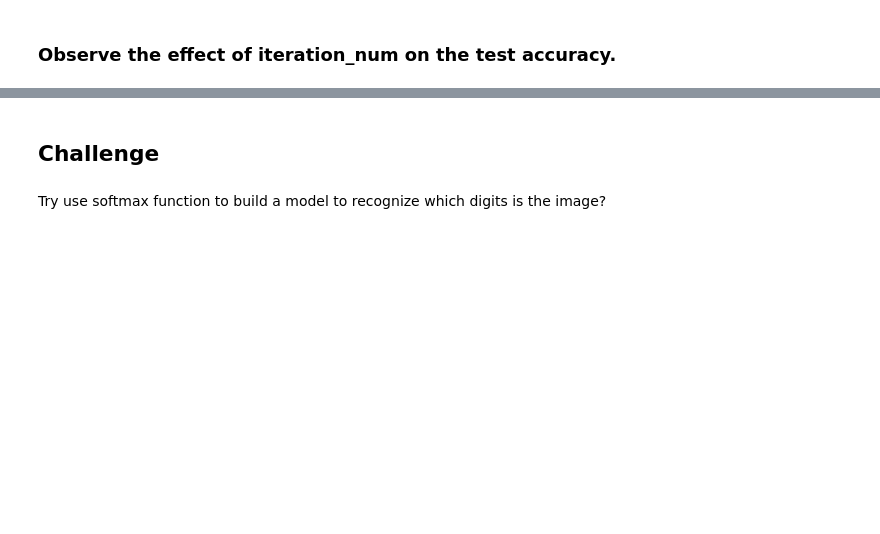
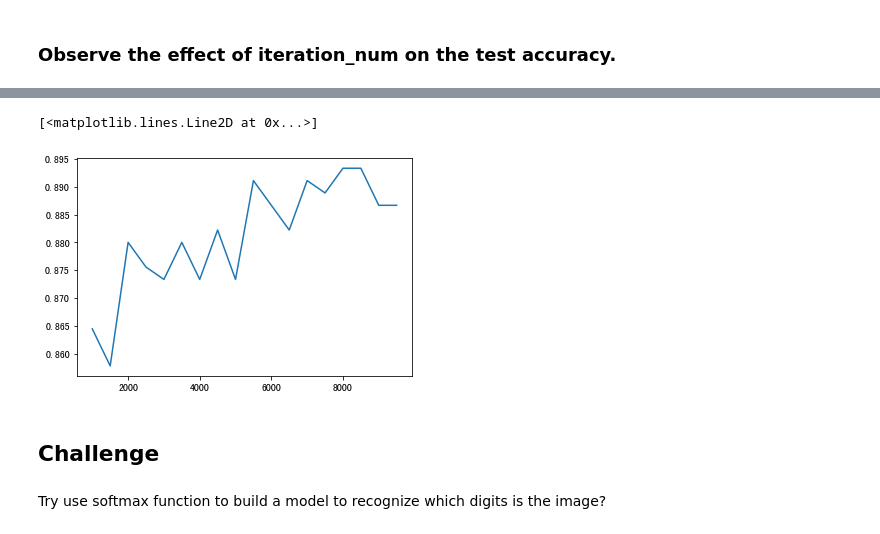
Before and after one commit to hotbaby/kkb, a Jupyter notebook: nlp-2019-autumn/lecture04/Assignment-04.ipynb, the cells around one changed output, grey strips where cells are left out. Cells and saved outputs as stored; diff of their text form; code cells hidden in the pictures; blank space fills up the shorter version.

```diff
--- a/nlp-2019-autumn/lecture04/Assignment-04.ipynb
+++ b/nlp-2019-autumn/lecture04/Assignment-04.ipynb
@@ -432,3 +441,22 @@ TODO
+# %%
+X_train, X_test, Y_train, Y_test = clean_data()
+
+iter_num_results = []
+for iter_num in  np.arange(1000, 10000, 500):
+    result = model(X_train, Y_train, X_test, Y_test, num_iterations=iter_num,
+                    learning_rate=1e-2, print_cost=False)
+    iter_num_results.append((iter_num, result))
+# %%
+accuracy_iter_num = []
+
+for iter_num, result in iter_num_results:
+    accuracy_iter_num.append([iter_num, result['test_accuracy']])
+
+accuracy_iter_num = np.array(accuracy_iter_num)
+plt.plot(accuracy_iter_num[:, 0], accuracy_iter_num[:, 1])
+# %% [output]
+[<matplotlib.lines.Line2D at 0x...>]
+[figure, added]
 # %% [markdown]
 ## Challenge
 # %% [markdown]
```
Also changed, not shown: parts of 5 cells of this notebook.
